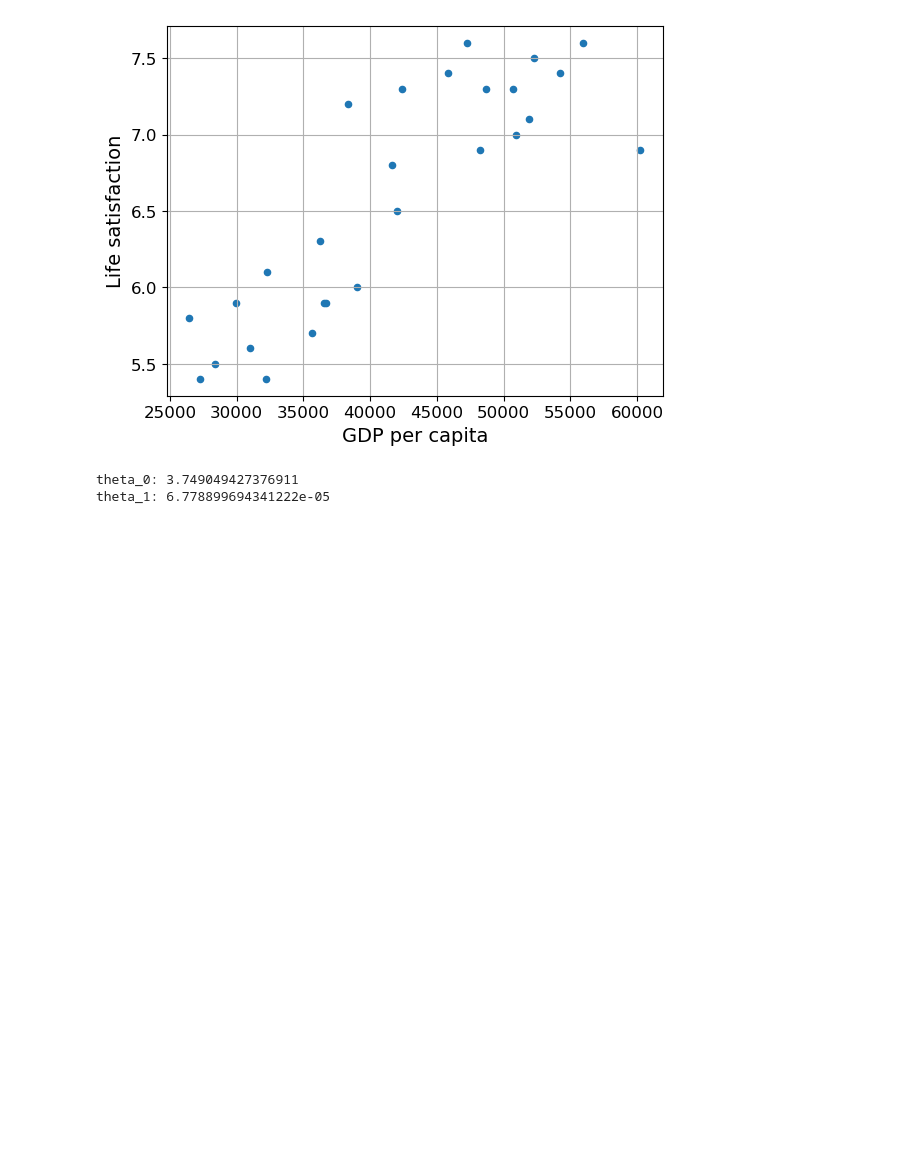
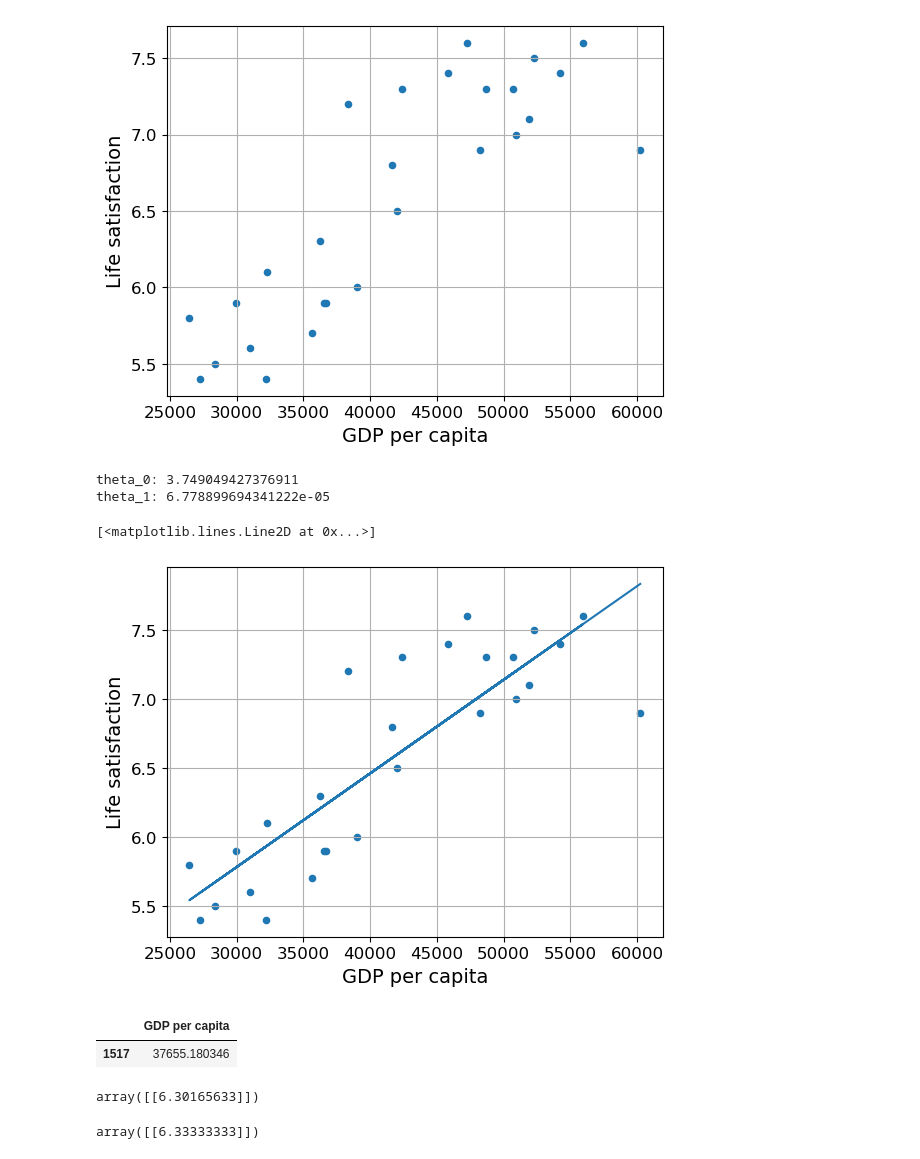
Before and after one commit to TheWoxPL/machine-learning, a Jupyter notebook: ex1/main.ipynb, the cells around one changed output. Saved outputs shown, nothing was run; the diff lists cells and outputs as text; code cells hidden in the pictures; blank space fills up the shorter version.

```diff
--- a/main.ipynb
+++ b/ex1/main.ipynb
@@ -208,0 +206,30 @@ cyprus_gdp_per_capita_2020 = ( gpd_per_capita_2020(gdp_per_capita_2020["Entity"]
+# %%
+lifesat.plot(kind='scatter', grid=True,
+    x="GDP per capita", y="Life satisfaction")
+plt.plot(x, theta_0+theta_1*x)
+# %% [output]
+[<matplotlib.lines.Line2D at 0x...>]
+[figure, added]
+# %%
+cyrpus_gdp_per_capit_2020 = (
+    gdp_per_capita_2020[gdp_per_capita_2020['Entity']=="Cyprus"][["GDP per capita"]]
+)
+cyrpus_gdp_per_capit_2020
+# %% [output]
+|  | GDP per capita |
+| 1517 | 37655.180346 |
+# %%
+cyprus_predicted_life_satsifaction = model.predict(cyrpus_gdp_per_capit_2020)
+cyprus_predicted_life_satsifaction
+# %% [output]
+array([[6.30165633]])
+# %%
+from sklearn.neighbors import KNeighborsRegressor
+
+model_knn = KNeighborsRegressor(n_neighbors=3)
+
+# trenowanie modelu
+model_knn.fit(x,y)
+model_knn.predict(cyrpus_gdp_per_capit_2020)
+# %% [output]
+array([[6.33333333]])
```
Also changed, not shown: parts of 1 cell of this notebook, 4 other files.
